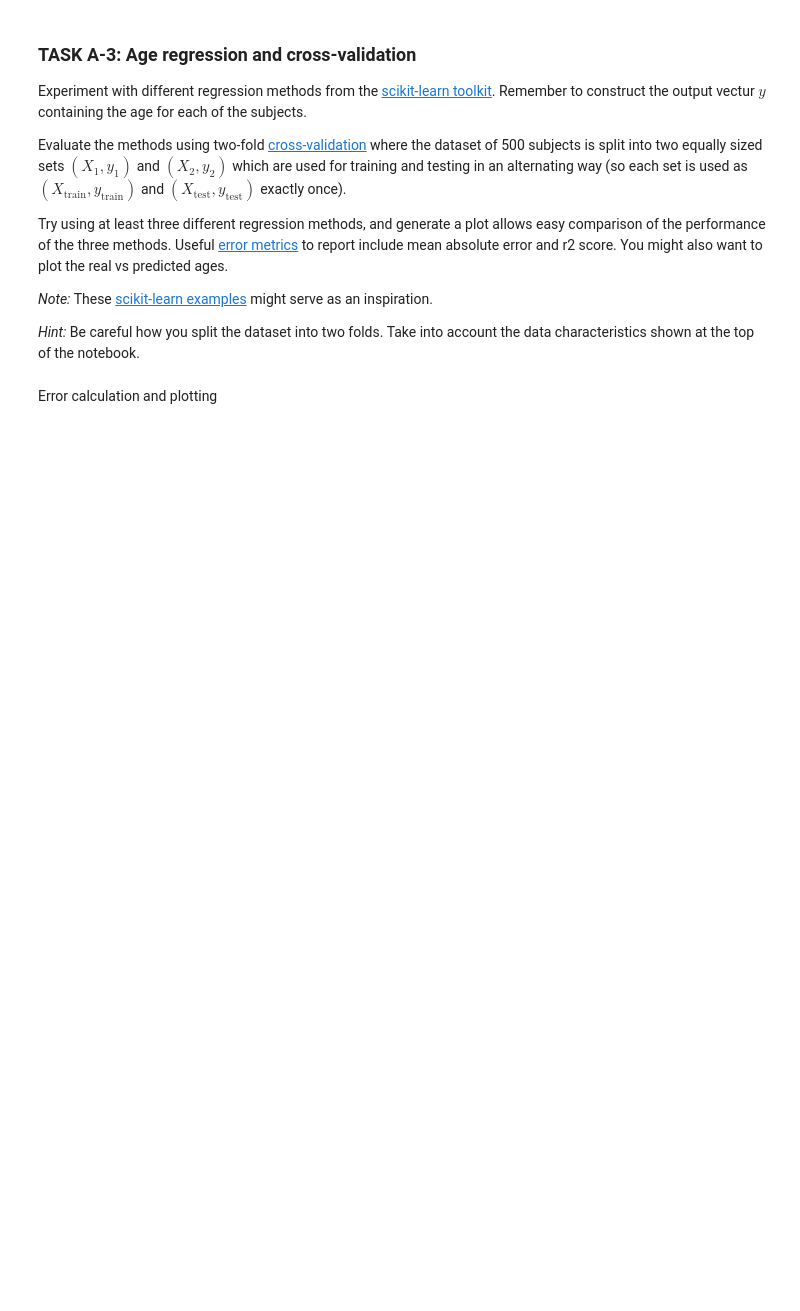
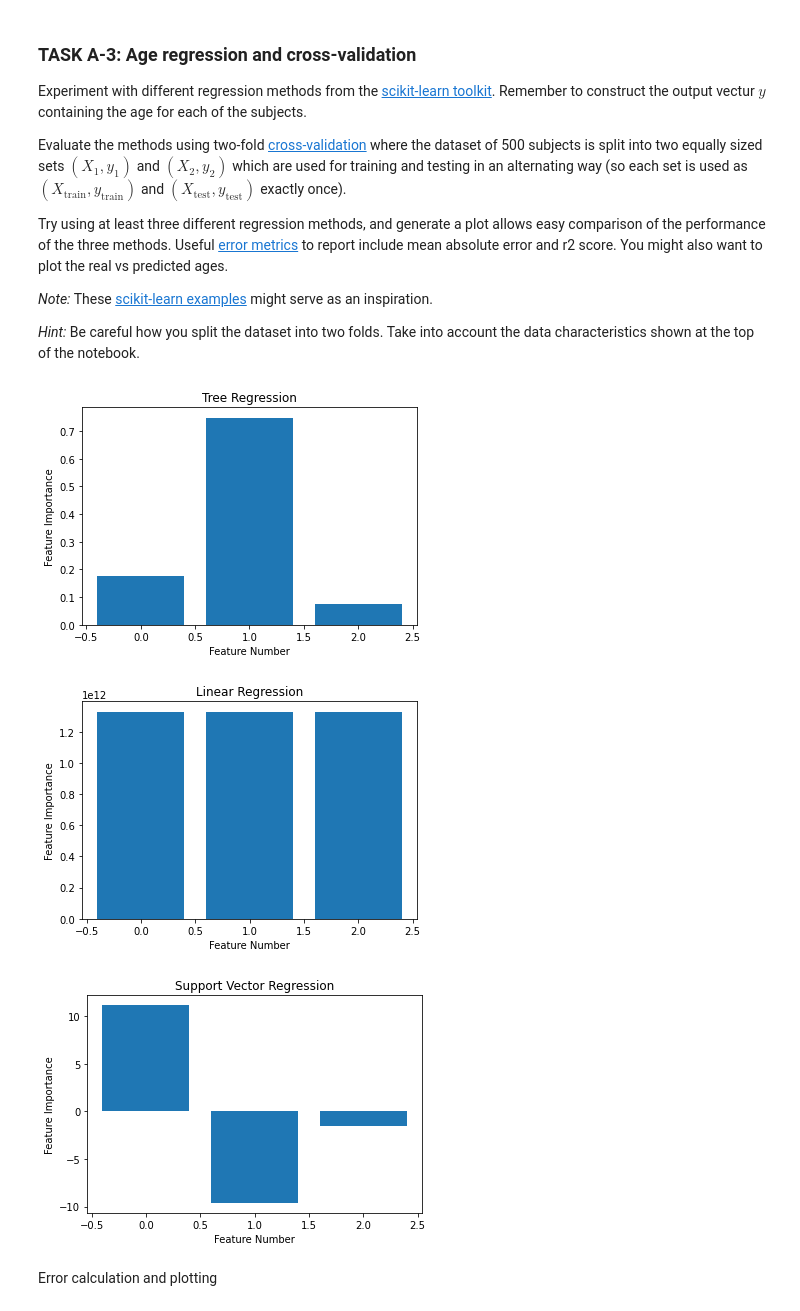
Before and after one commit to gf4417/MLforIMG-CW, a Jupyter notebook: Copy_of_CW_Brain_Age_Regression.ipynb, the cells around one changed output. Cells and saved outputs as stored; diff of their text form; code cells hidden in the pictures; blank space fills up the shorter version.

```diff
--- a/Copy_of_CW_Brain_Age_Regression.ipynb
+++ b/Copy_of_CW_Brain_Age_Regression.ipynb
@@ -887,3 +862,21 @@ results = repeated_k_fold(X, y, models, 2, 5)
+# %%
+def evaluate_feature_importances(X, y, models):
+  for i, (n, m) in enumerate(models):
+      model = initialise(m, n)
+      model.fit(X_train, y_train.flatten())
+      feature_importance = get_feature_importances(model, n)
+      fig, ax = plt.subplots()
+      ax.bar([x for x in range(len(feature_importance))], feature_importance)
+      ax.set_xlabel('Feature Number')
+      ax.set_ylabel('Feature Importance')
+      ax.set_title(n)
+      plt.show()
+
+evaluate_feature_importances(X, y, models)
+# %% [output]
+[figure, added]
+[figure, added]
+[figure, added]
 # %% [markdown]
 Error calculation and plotting
 # %%
```
Also changed, not shown: parts of 3 cells of this notebook.
